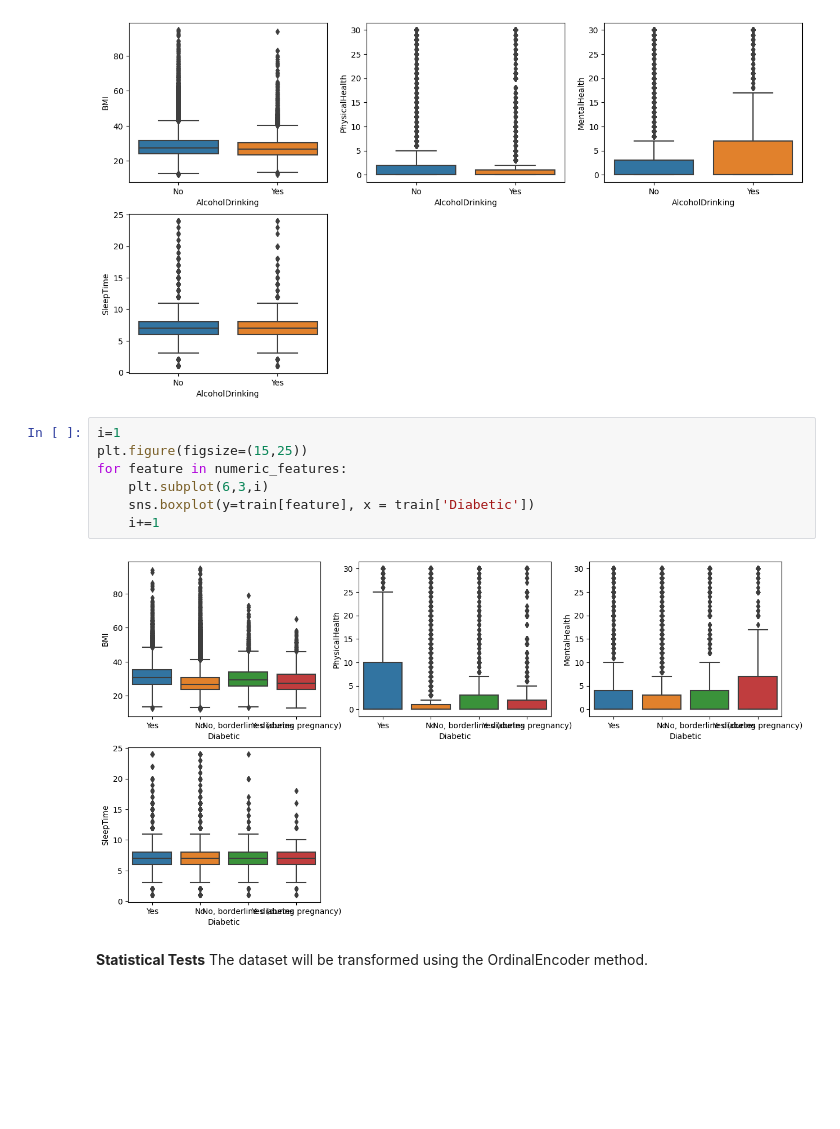
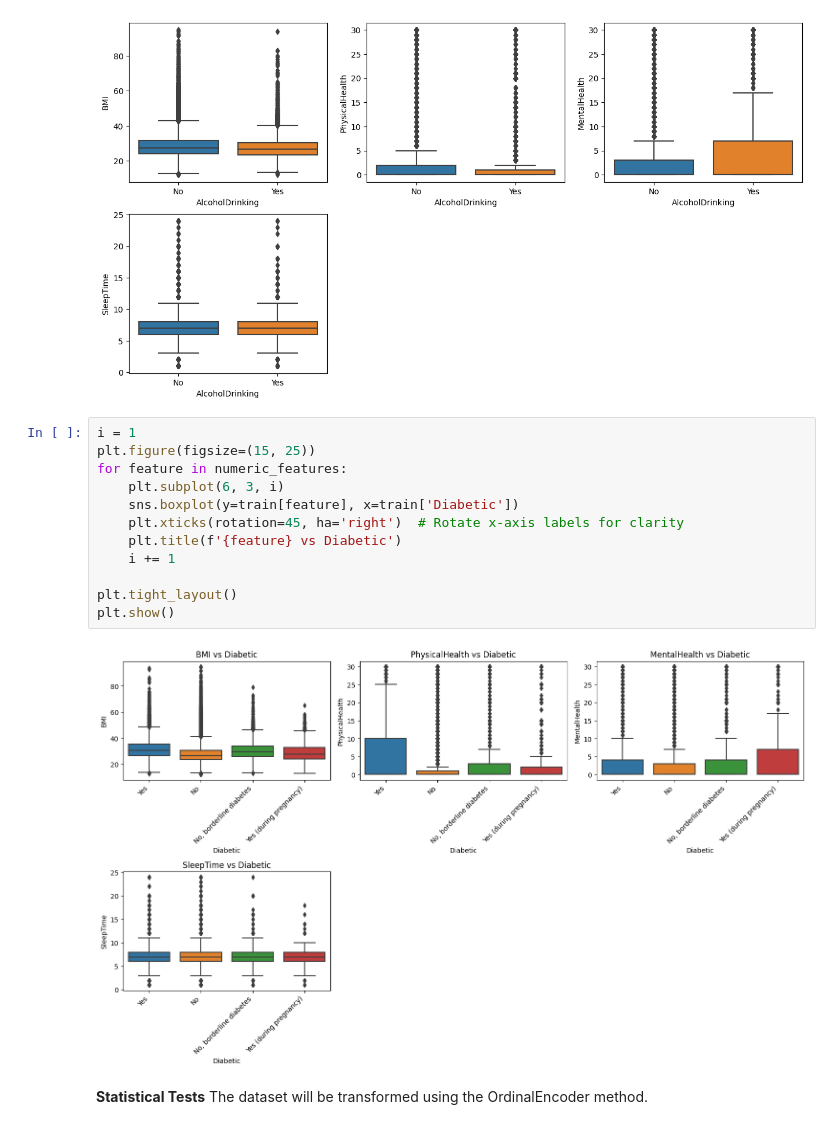
Before and after one commit to TravisBriffa/TravisBriffa_Dissertation, a Jupyter notebook: main.ipynb, the cells around one changed output. Drawn from its saved outputs; the diff is of its cells as text; blank space fills up the shorter version.

```diff
--- a/main.ipynb
+++ b/main.ipynb
@@ -182,14 +165,19 @@ for feature in numeric_features:
 # %% [output]
 [figure]
 # %%
-i=1
-plt.figure(figsize=(15,25))
+i = 1
+plt.figure(figsize=(15, 25))
 for feature in numeric_features:
-    plt.subplot(6,3,i)
-    sns.boxplot(y=train[feature], x = train['Diabetic'])
-    i+=1
+    plt.subplot(6, 3, i)
+    sns.boxplot(y=train[feature], x=train['Diabetic'])
+    plt.xticks(rotation=45, ha='right')  # Rotate x-axis labels for clarity
+    plt.title(f'{feature} vs Diabetic')
+    i += 1
+
+plt.tight_layout()
+plt.show()
 # %% [output]
-[figure, old version]
+[figure, new version]
 # %% [markdown]
 <b>Statistical Tests</b>
 The dataset will be transformed using the OrdinalEncoder method.
```
Also changed, not shown: parts of 5 cells of this notebook.
